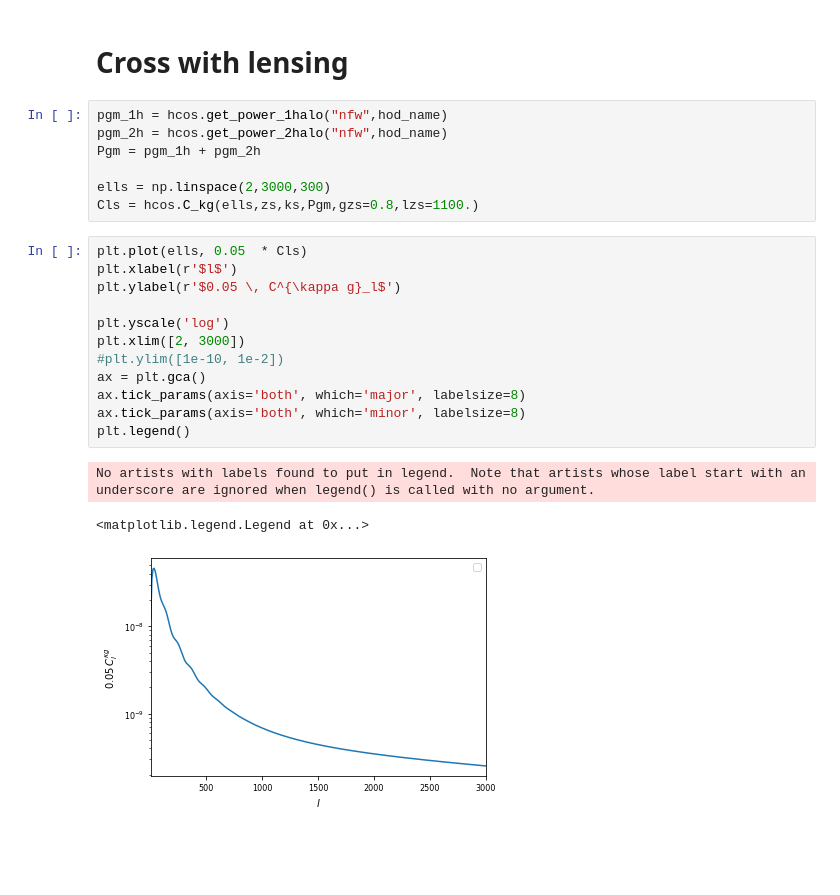
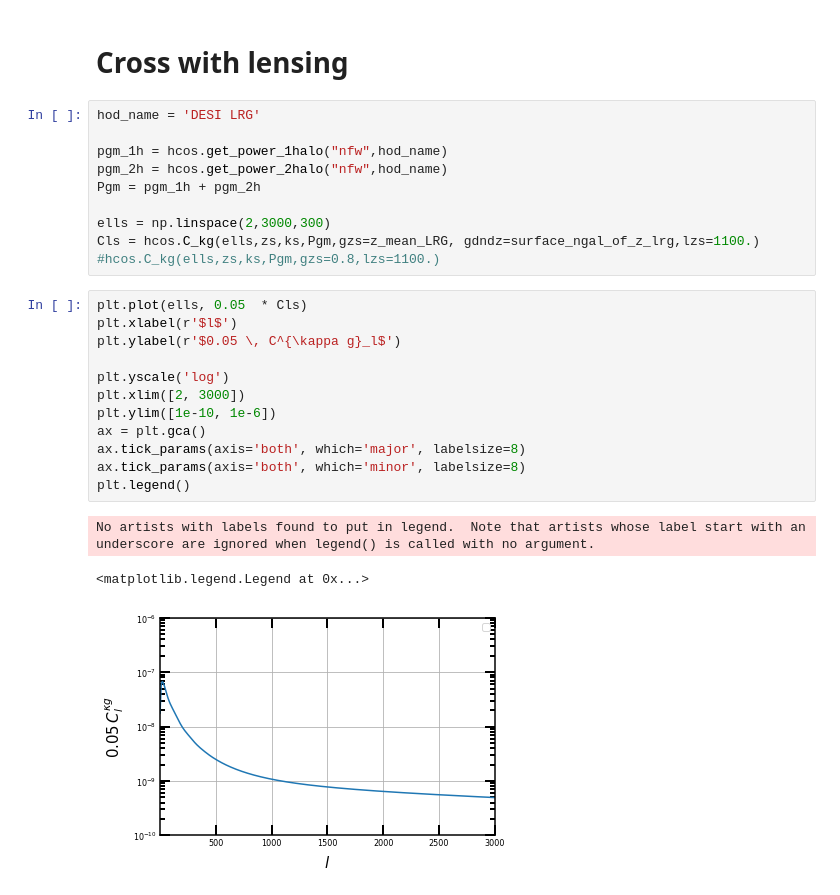
Before and after one commit to abaleato/CosmoBLENDER, a Jupyter notebook: Testing_hod.ipynb, the cells around one changed output. Drawn from its saved outputs; the diff is of its cells as text; blank space fills up the shorter version.

```diff
--- a/Testing_hod.ipynb
+++ b/Testing_hod.ipynb
@@ -183,25 +183,27 @@ plt.legend()
 # %% [markdown]
 # Cross with lensing
 # %%
+hod_name = 'DESI LRG'
+
 pgm_1h = hcos.get_power_1halo("nfw",hod_name)
 pgm_2h = hcos.get_power_2halo("nfw",hod_name)
 Pgm = pgm_1h + pgm_2h
 
 ells = np.linspace(2,3000,300)
-Cls = hcos.C_kg(ells,zs,ks,Pgm,gzs=0.8,lzs=1100.)
+Cls = hcos.C_kg(ells,zs,ks,Pgm,gzs=z_mean_LRG, gdndz=surface_ngal_of_z_lrg,lzs=1100.) #hcos.C_kg(ells,zs,ks,Pgm,gzs=0.8,lzs=1100.)
 # %%
 plt.plot(ells, 0.05  * Cls)
 plt.xlabel(r'$l$')
 plt.ylabel(r'$0.05 \, C^{\kappa g}_l$')
 
 plt.yscale('log')
 plt.xlim([2, 3000])
-#plt.ylim([1e-10, 1e-2])
+plt.ylim([1e-10, 1e-6])
 ax = plt.gca()
 ax.tick_params(axis='both', which='major', labelsize=8)
 ax.tick_params(axis='both', which='minor', labelsize=8)
 plt.legend()
 # %% [output]
 No artists with labels found to put in legend.  Note that artists whose label start with an underscore are ignored when legend() is called with no argument.
 <matplotlib.legend.Legend at 0x...>
-[figure, old version]
+[figure, new version]
```
Also changed, not shown: 1 other file.
